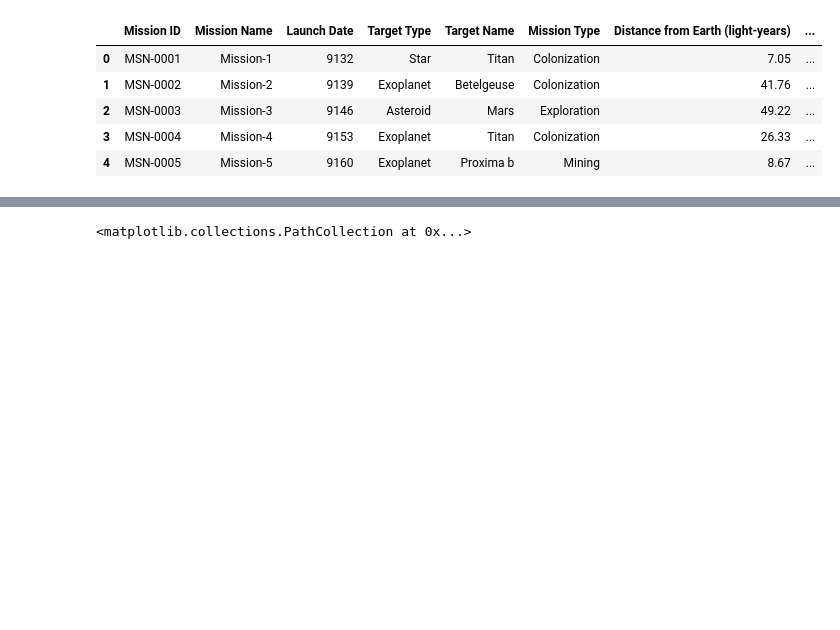
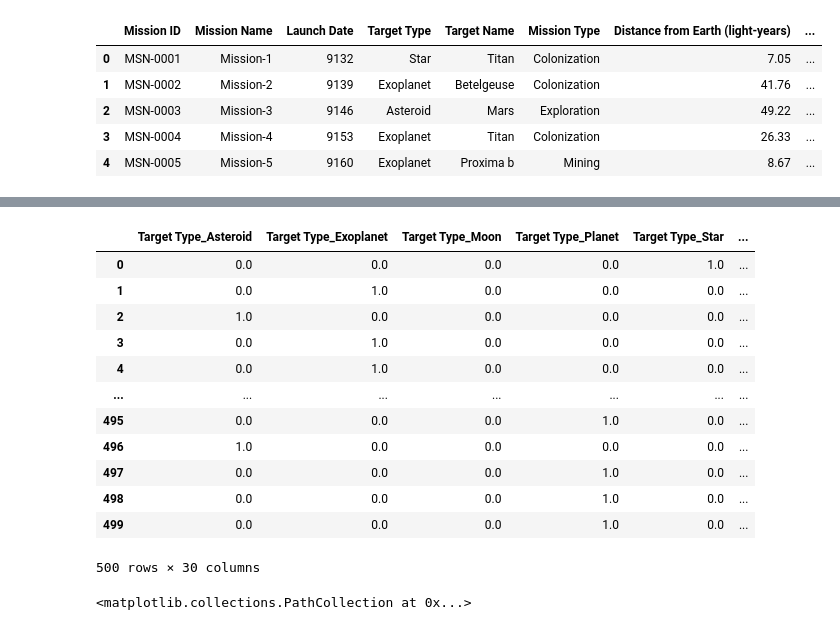
Before and after one commit to up2107120/up2107120-ACT-CW2-repo, a Jupyter notebook: ACT_CW_space-missions.ipynb, the cells around one changed output, grey strips where cells are left out. Saved outputs shown, nothing was run; the diff lists cells and outputs as text; code cells hidden in the pictures; blank space fills up the shorter version.

Commit message:
Begining of feature engineering and model scaling

```diff
--- a/ACT_CW_space-missions.ipynb
+++ b/ACT_CW_space-missions.ipynb
@@ -335,0 +315,6 @@ data_3 = data_2.copy()
+# %%
+X_ohe = preprocessor.transform(data_2.drop(columns=["Mission ID", "Mission Name", "Mission Success (%)"]))
+catagories = model.named_steps['preprocessor'].named_transformers_['cat'].get_feature_names_out(catagory_cols)
+numericals = [c for c in data_2.drop(columns=["Mission ID", "Mission Name", "Mission Success (%)"]).columns if c not in catagory_cols]
+all_cols = list(catagories)+numericals
+New_df = pd.DataFrame(X_ohe, columns=all_cols)
@@ -336,3 +360,45 @@ data_3 = data_2.copy()
+# %%
+# geographical features
+top_speeds = {
+    'Launch Vehicle_SLS': 24500,    #mph need to be scaled to 1000 mph
+    'Launch Vehicle_Starship': 25031,
+    'Launch Vehicle_Ariane 6': 24372,
+    'Launch Vehicle_Falcon Heavy': 24600
+}
+New_df['Top Speed 1000mph'] = sum(New_df[col] * speed for col, speed in top_speeds.items()) / 1000
+
+LY_miles = 5.879e+12
+target_list = target_columns = ['Target Type_Exoplanet', 'Target Type_Moon', 'Target Type_Planet']
+
+def total_time(row):
+    if any(row[col] >= 1 for col in target_list):#  I had to ask chatgpt for help wih this if statement line as i was having trouble getting it to work. I have left my original line commented so you can see where I got too
+    #if New_df[target] for target,speed in target_list:  # target types for planets, exoplanets and moons
+        round_trip_miles = row['Distance from Earth (light-years)'] * LY_miles*2
+        speed_mph = row['Top Speed 1000mph']*1000  # converting back to mph
+        time_hours = round_trip_miles / speed_mph
+        time_years = time_hours / (24*365.25)
+        #scaling as to not skew the data too much
+        time_years_scaled = time_years / 1e6
+
+        return row['Mission Duration (years)']+ time_years_scaled #this gives time in years that number in the millions, skewing my data so I will need to normalise each result as not to affect the gradient boost as it is scale sensative
+    else:
+        return row['Mission Duration (years)']
+New_df['Total Mission Time (years)'] = New_df.apply(total_time, axis=1)
+New_df
+# %% [output]
+|  | Target Type_Asteroid | Target Type_Exoplanet | Target Type_Moon | Target Type_Planet | Target Type_Star | ... |
+| 0 | 0.0 | 0.0 | 0.0 | 0.0 | 1.0 | ... |
+| 1 | 0.0 | 1.0 | 0.0 | 0.0 | 0.0 | ... |
+| 2 | 1.0 | 0.0 | 0.0 | 0.0 | 0.0 | ... |
+| 3 | 0.0 | 1.0 | 0.0 | 0.0 | 0.0 | ... |
+| 4 | 0.0 | 1.0 | 0.0 | 0.0 | 0.0 | ... |
+| ... | ... | ... | ... | ... | ... | ... |
+| 495 | 0.0 | 0.0 | 0.0 | 1.0 | 0.0 | ... |
+| 496 | 1.0 | 0.0 | 0.0 | 0.0 | 0.0 | ... |
+| 497 | 0.0 | 0.0 | 0.0 | 1.0 | 0.0 | ... |
+| 498 | 0.0 | 0.0 | 0.0 | 1.0 | 0.0 | ... |
+| 499 | 0.0 | 0.0 | 0.0 | 1.0 | 0.0 | ... |
+500 rows × 30 columns
 # %%
 plt.scatter(data_aug['Launch Date'], data_aug['Mission Cost (billion USD)'],c = np.linspace(0, 1, len(data_aug)), cmap='viridis')
 # %% [output]
```
Also changed, not shown: parts of 9 cells of this notebook.
